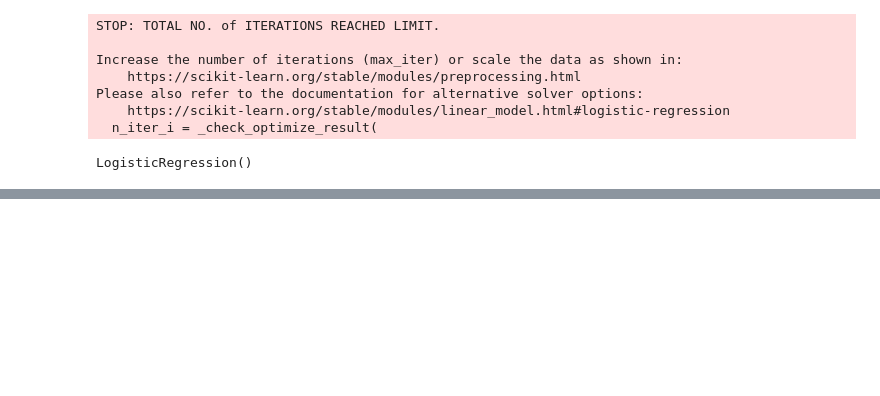
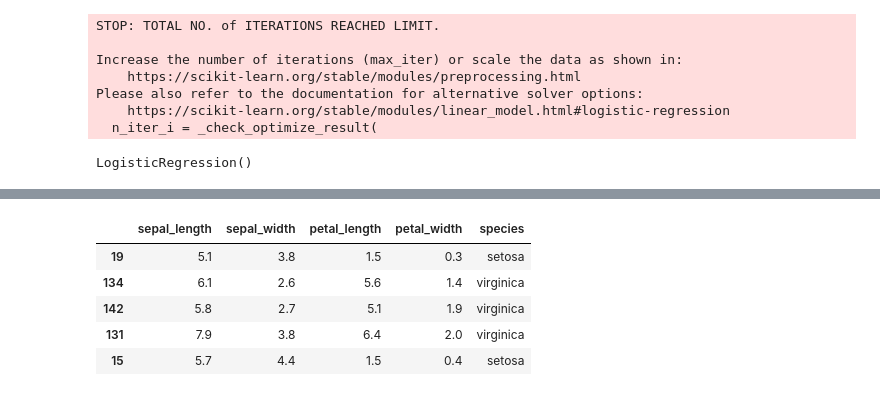
Before and after one commit to kimberlyydanij/python_demo, a Jupyter notebook: python_29_기계학습_데이터.ipynb, the cells around one changed output, grey strips where cells are left out. Cells and saved outputs as stored; diff of their text form; code cells hidden in the pictures; blank space fills up the shorter version.

```diff
--- a/python_29_기계학습_데이터.ipynb
+++ b/python_29_기계학습_데이터.ipynb
@@ -467,0 +540,2 @@ lr.score(X_test, y_test)
+# %%
+iris = sns.load_dataset('iris')
@@ -467,0 +560,9 @@ lr.score(X_test, y_test)
+# %%
+iris.sample(5)
+# %% [output]
+|  | sepal_length | sepal_width | petal_length | petal_width | species |
+| 19 | 5.1 | 3.8 | 1.5 | 0.3 | setosa |
+| 134 | 6.1 | 2.6 | 5.6 | 1.4 | virginica |
+| 142 | 5.8 | 2.7 | 5.1 | 1.9 | virginica |
+| 131 | 7.9 | 3.8 | 6.4 | 2.0 | virginica |
+| 15 | 5.7 | 4.4 | 1.5 | 0.4 | setosa |
```
Also changed, not shown: parts of 29 cells of this notebook.
